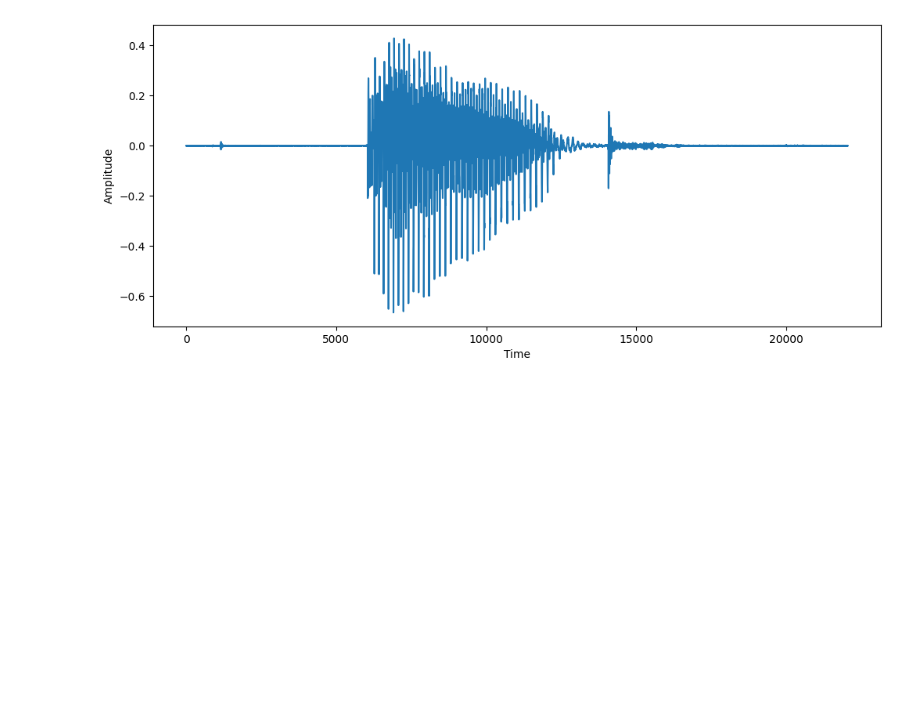
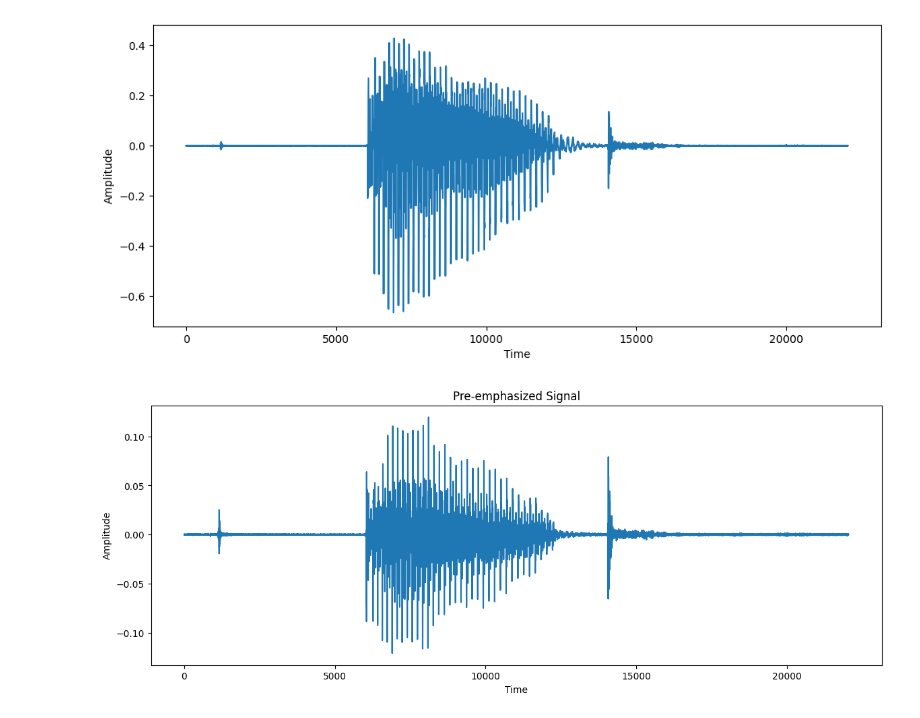
Before and after one commit to svijayvrat/Py-STT-Engine, a Jupyter notebook: stt-engine.ipynb, the cells around one changed output. Drawn from its saved outputs; the diff is of its cells as text; code cells hidden in the pictures; blank space fills up the shorter version.

Commit message:
Pre-emphasize audio
amplifies higher frequencies of the audio with a factor of 0.97 and plots the output

```diff
--- a/stt-engine.ipynb
+++ b/stt-engine.ipynb
@@ -18,0 +24,15 @@ plt.show()
+# %%
+#Pre-emphasis layer
+#Amplifies higher frequencies
+pre_emphasis = 0.97
+y_preemphasized = np.append(audio[0], audio[1:] - pre_emphasis * audio[:-1])
+
+# Plot the pre-emphasized signal
+plt.figure(figsize=(14, 5))
+plt.plot(y_preemphasized)
+plt.title('Pre-emphasized Signal')
+plt.xlabel('Time')
+plt.ylabel('Amplitude')
+plt.show()
+# %% [output]
+[figure, added]
```
Also changed, not shown: parts of 2 cells of this notebook.
